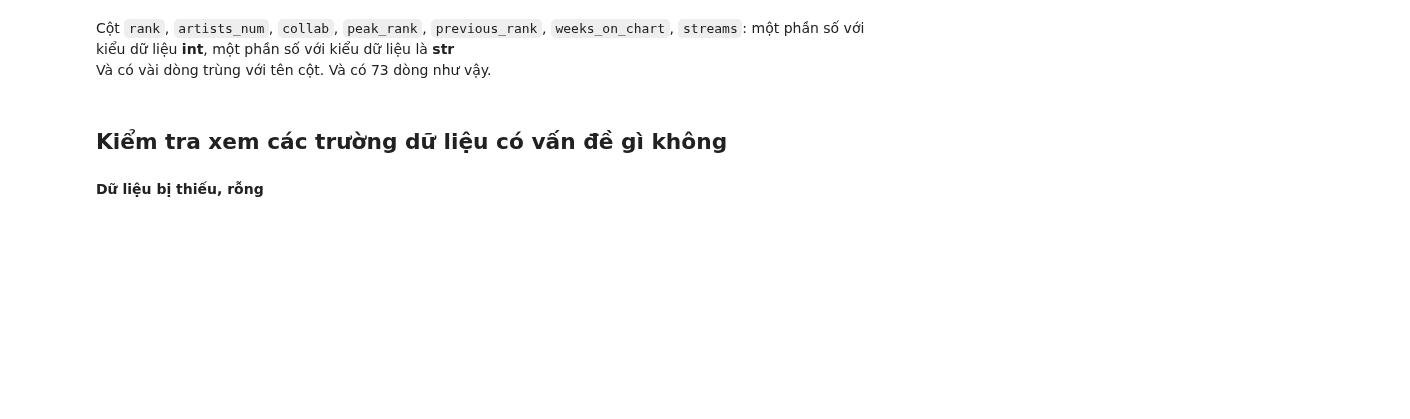
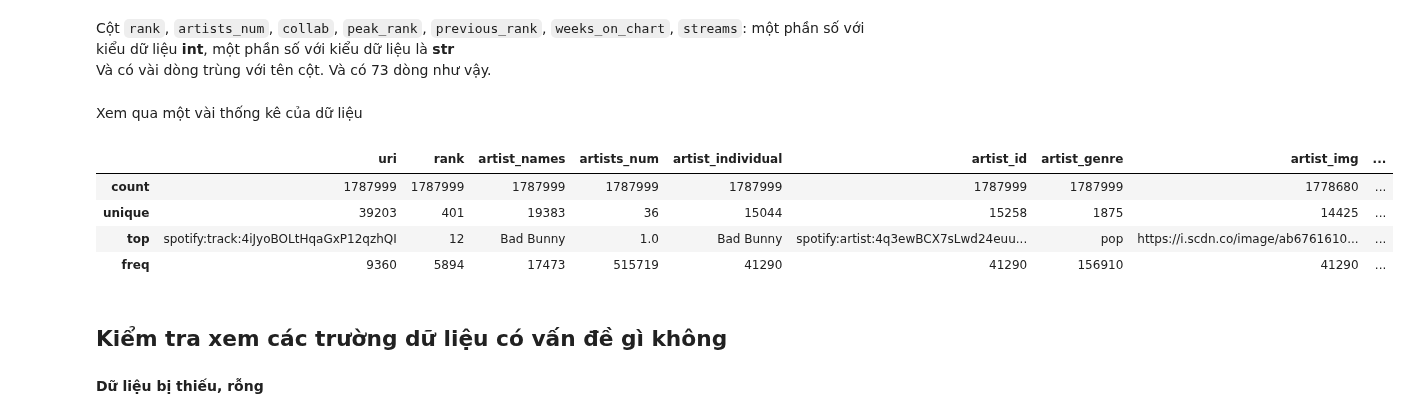
Before and after one commit to Miruku2201/LTKHDL_FinalProject, a Jupyter notebook: Final Project.ipynb, the cells around one changed output. Saved outputs shown, nothing was run; the diff lists cells and outputs as text; code cells hidden in the pictures; blank space fills up the shorter version.

```diff
--- a/Final Project.ipynb
+++ b/Final Project.ipynb
@@ -152,6 +169,16 @@ dtype: object
 # %% [markdown]
 Cột `rank`, `artists_num`, `collab`, `peak_rank`, `previous_rank`, `weeks_on_chart`, `streams`: một phần số với kiểu dữ liệu **int**, một phần số với kiểu dữ liệu là **str**<br>
 Và có vài dòng trùng với tên cột. Và có 73 dòng như vậy.
+# %% [markdown]
+Xem qua một vài thống kê của dữ liệu
+# %%
+spotify_df.describe()
+# %% [output]
+|  | uri | rank | artist_names | artists_num | artist_individual | artist_id | artist_genre | artist_img | ... |
+| count | 1787999 | 1787999 | 1787999 | 1787999 | 1787999 | 1787999 | 1787999 | 1778680 | ... |
+| unique | 39203 | 401 | 19383 | 36 | 15044 | 15258 | 1875 | 14425 | ... |
+| top | spotify:track:4iJyoBOLtHqaGxP12qzhQI | 12 | Bad Bunny | 1.0 | Bad Bunny | spotify:artist:4q3ewBCX7sLwd24euu... | pop | https://i.scdn.co/image/ab6761610... | ... |
+| freq | 9360 | 5894 | 17473 | 515719 | 41290 | 41290 | 156910 | 41290 | ... |
 # %% [markdown]
 ## **Kiểm tra xem các trường dữ liệu có vấn đề gì không**
 # %% [markdown]
```
Also changed, not shown: parts of 20 cells of this notebook.
